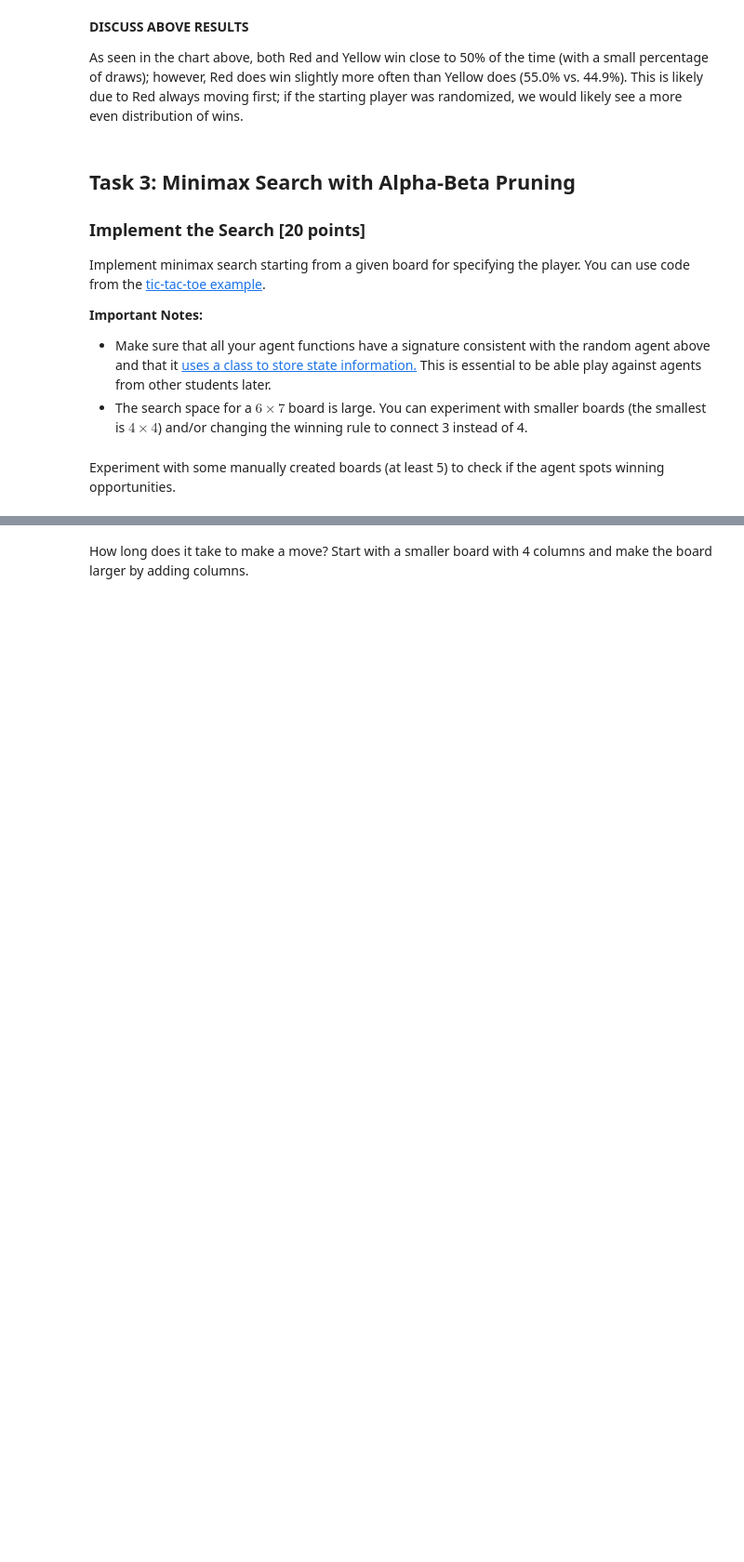
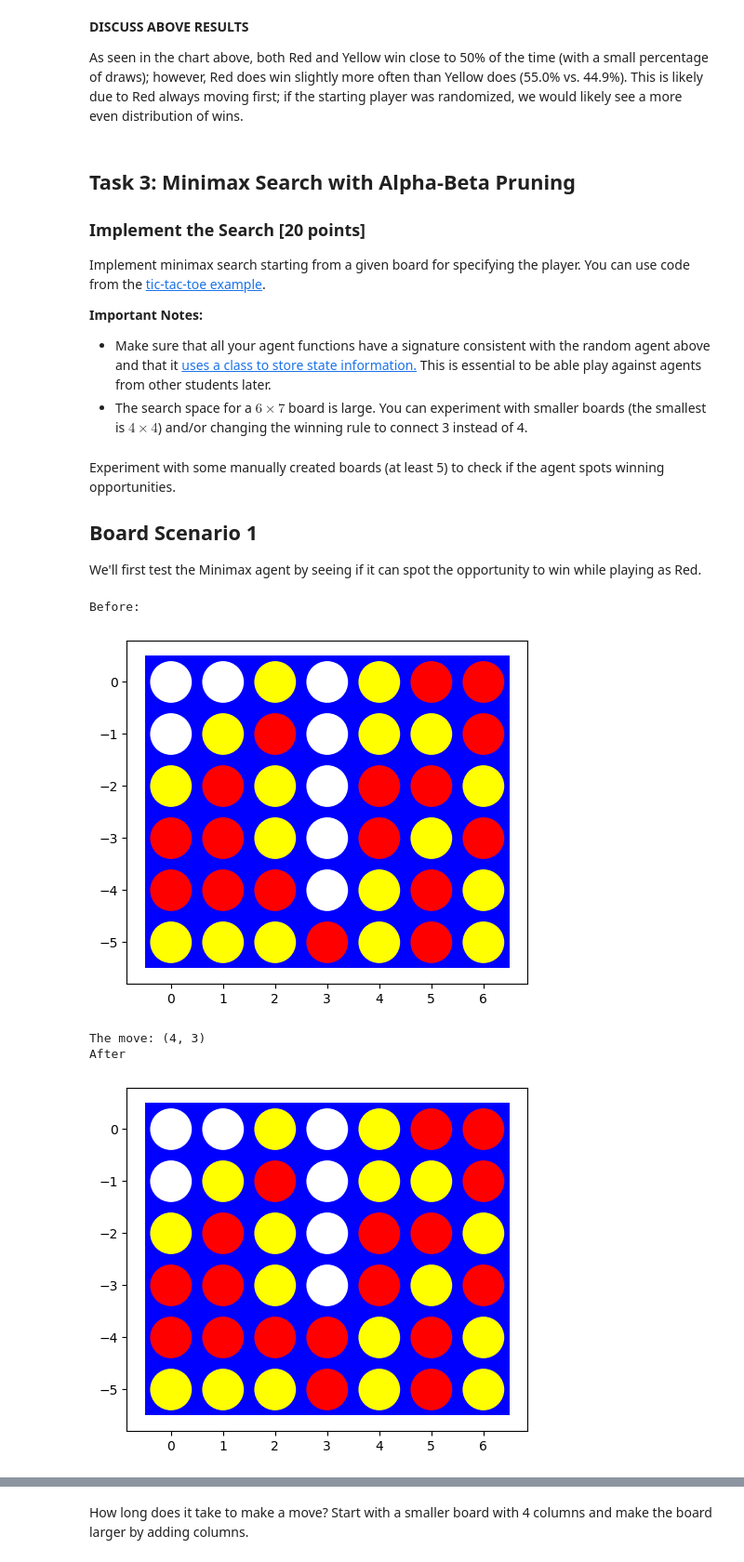
Before and after one commit to Mikecamdo/ArtificialIntelligence, a Jupyter notebook: Assignment 5/assignment_connect4.ipynb, the cells around one changed output, grey strips where cells are left out. Shown at 93% size. Drawn from its saved outputs; the diff is of its cells as text; code cells hidden in the pictures; blank space fills up the shorter version.

```diff
--- a/Assignment 5/assignment_connect4.ipynb
+++ b/Assignment 5/assignment_connect4.ipynb
@@ -301,3 +301,30 @@ class Minimax_Search:
         return value, move
 # %% [markdown]
 Experiment with some manually created boards (at least 5) to check if the agent spots winning opportunities.
+
+## Board Scenario 1
+We'll first test the Minimax agent by seeing if it can spot the opportunity to win while playing as Red.
+# %%
+board = np.array(
+        [[ 0, 0,-1, 0,-1, 1, 1],
+         [ 0,-1, 1, 0,-1,-1, 1],
+         [-1, 1,-1, 0, 1, 1,-1],
+         [ 1, 1,-1, 0, 1,-1, 1],
+         [ 1, 1, 1, 0,-1, 1,-1],
+         [-1,-1,-1, 1,-1, 1,-1]])
+
+print('Before:')
+visualize(board, False)
+
+red_agent = Minimax_Search(player=1)
+value, move = red_agent.make_move(board)
+board = result(board, 1, move)
+
+print('After')
+visualize(board, False)
+# %% [output]
+Before:
+[figure, added]
+The move: (4, 3)
+After
+[figure, added]
```
Also changed, not shown: parts of 14 cells of this notebook.
